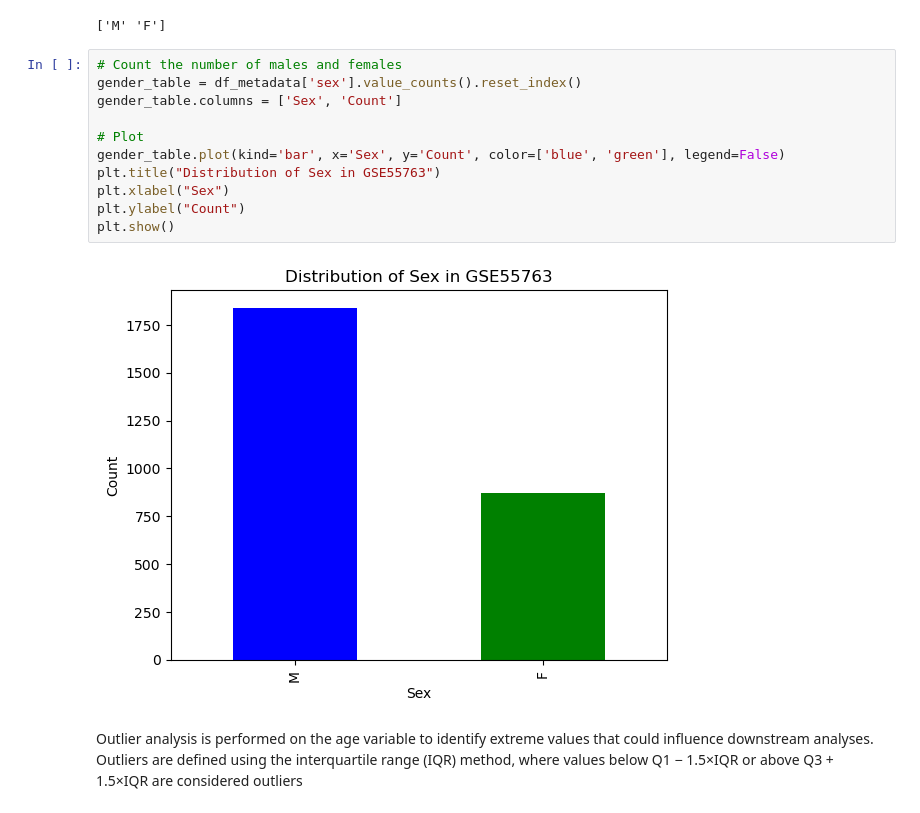
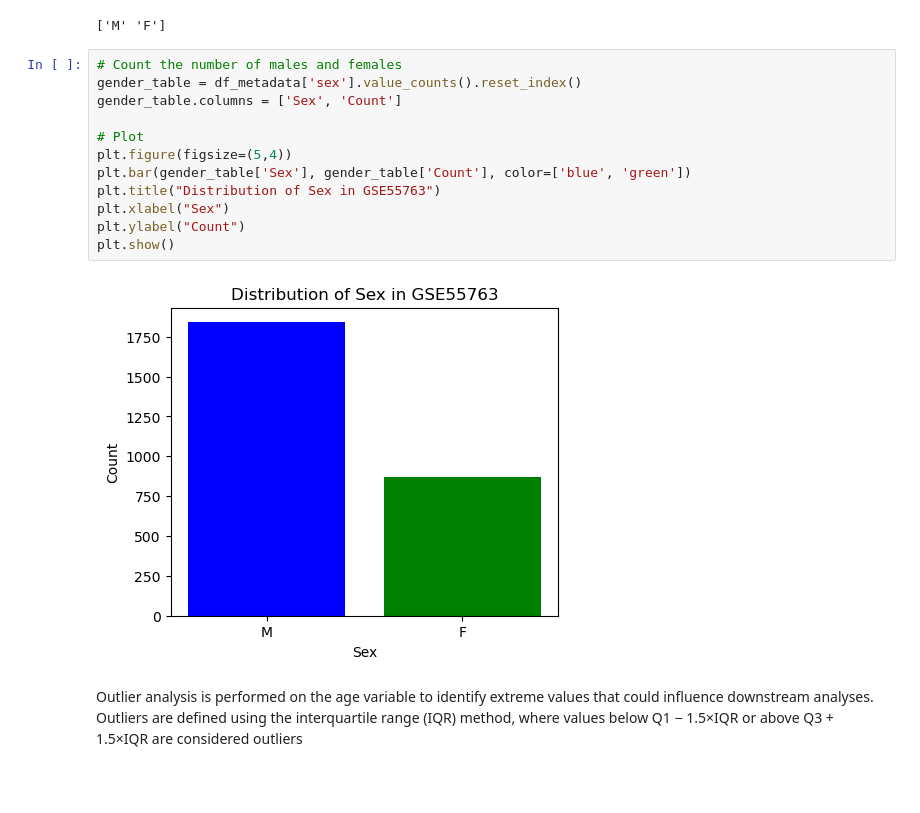
Before and after one commit to Magal88/BINF7700_Capstone_Eisik_Magali, a Jupyter notebook: eisik_GSE55763.ipynb, the cells around one changed output. Cells and saved outputs as stored; diff of their text form; blank space fills up the shorter version.

```diff
--- a/eisik_GSE55763.ipynb
+++ b/eisik_GSE55763.ipynb
@@ -191,16 +233,17 @@ print(df_metadata['sex'].unique())
 # %%
 # Count the number of males and females
 gender_table = df_metadata['sex'].value_counts().reset_index()
 gender_table.columns = ['Sex', 'Count']
 
 # Plot
-gender_table.plot(kind='bar', x='Sex', y='Count', color=['blue', 'green'], legend=False)
+plt.figure(figsize=(5,4))
+plt.bar(gender_table['Sex'], gender_table['Count'], color=['blue', 'green'])
 plt.title("Distribution of Sex in GSE55763")
 plt.xlabel("Sex")
 plt.ylabel("Count")
 plt.show()
 # %% [output]
-[figure, old version]
+[figure, new version]
 # %% [markdown]
 Outlier analysis is performed on the age variable to identify extreme values that could influence downstream analyses. Outliers are defined using the interquartile range (IQR) method, where values below Q1 − 1.5×IQR or above Q3 + 1.5×IQR are considered outliers
 # %%
```
Also changed, not shown: parts of 11 cells of this notebook.
